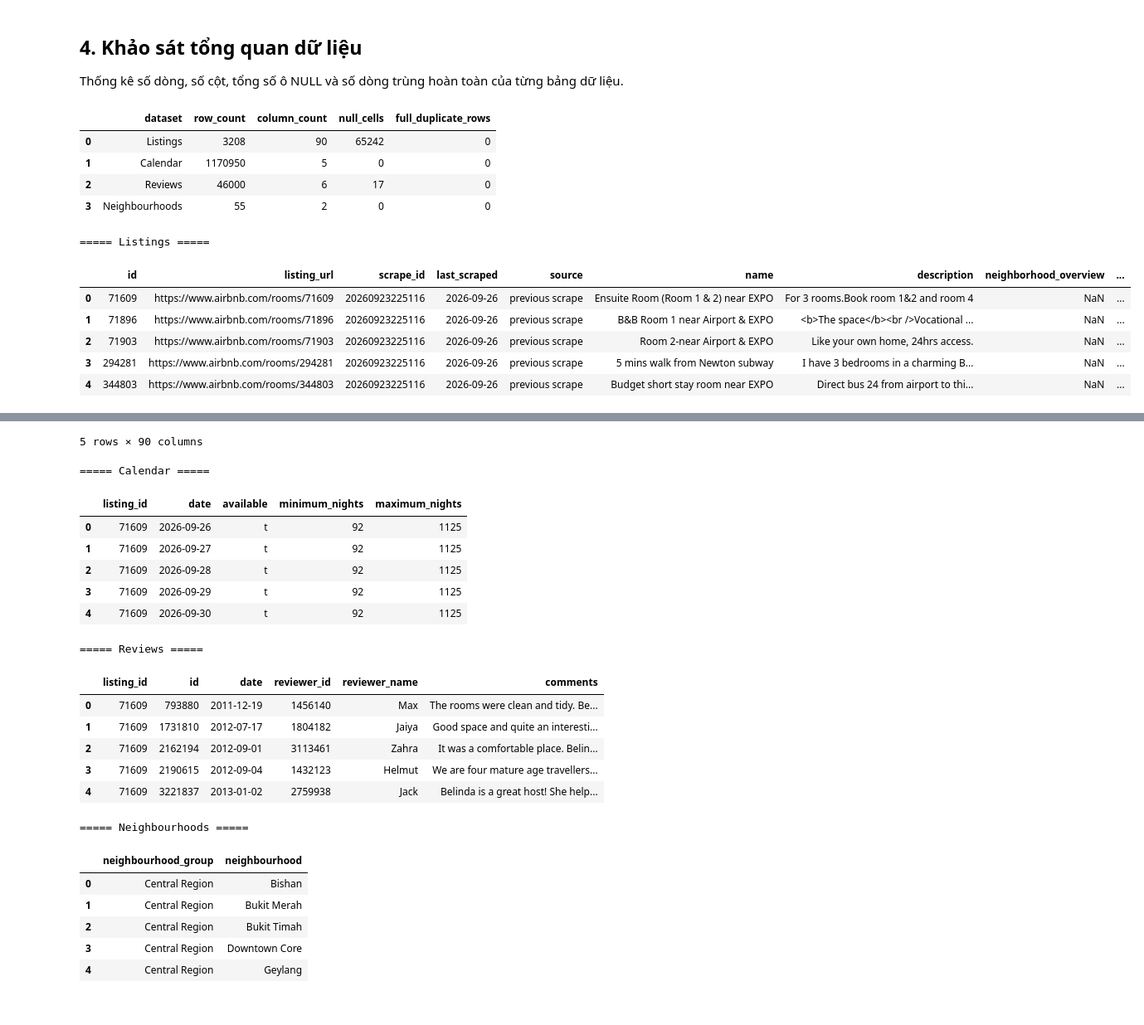
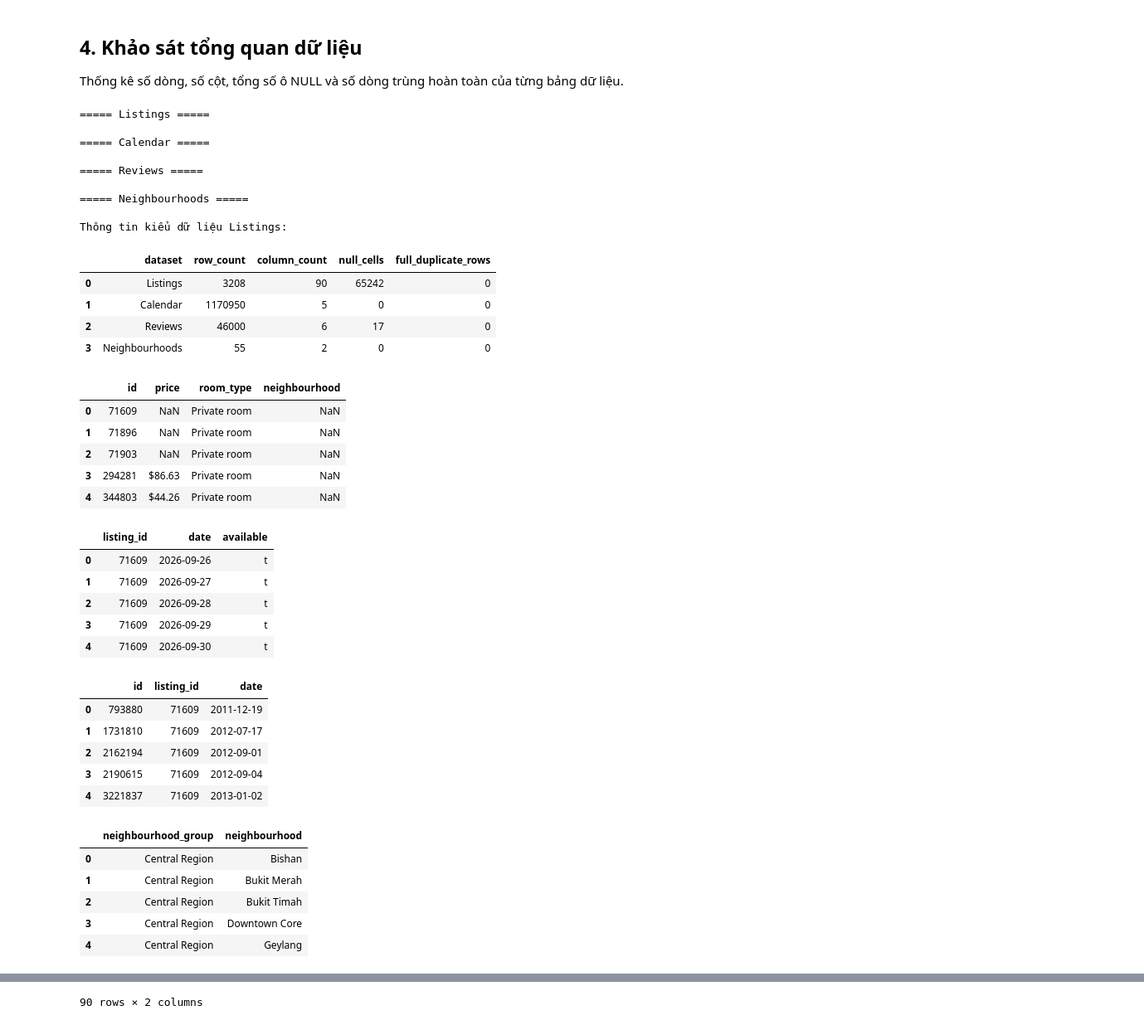
Before and after one commit to kieutien195/airbnb-singapore-data-warehouse, a Jupyter notebook: notebooks/01_eda.ipynb, the cells around one changed output, grey strips where cells are left out. Shown at 83% size. Cells and saved outputs as stored; diff of their text form; code cells hidden in the pictures.

```diff
--- a/notebooks/01_eda.ipynb
+++ b/notebooks/01_eda.ipynb
@@ -40,7 +40,17 @@ import matplotlib.pyplot as plt
 
 %matplotlib inline
 
-PROJECT_ROOT = Path.cwd()
+import importlib.util
+from IPython.display import display
+
+PROJECT_ROOT = next((p for p in [Path.cwd(), *Path.cwd().parents]
+    if (p / "scripts" / "eda_support.py").is_file()
+    and (p / "data" / "raw").is_dir()), None)
+if PROJECT_ROOT is None:
+    raise FileNotFoundError("Mở notebook từ repo hoặc thư mục notebooks có data/raw.")
+spec = importlib.util.spec_from_file_location("eda_support", PROJECT_ROOT / "scripts" / "eda_support.py")
+support = importlib.util.module_from_spec(spec)
+spec.loader.exec_module(support)
 RAW_DATA_DIR = PROJECT_ROOT / "data" / "raw"
 
 TEST_DIR = PROJECT_ROOT / "tests"
@@ -115,38 +125,67 @@ overview_rows = []
 
 for table_name, dataframe in data_tables.items():
     overview_rows.append({
         "dataset": table_name,
         "row_count": len(dataframe),
         "column_count": len(dataframe.columns),
         "null_cells": int(dataframe.isna().sum().sum()),
         "full_duplicate_rows": int(dataframe.duplicated().sum())
     })
 
 overview_df = pd.DataFrame(overview_rows)
 
 display(overview_df)
 
 for table_name, dataframe in data_tables.items():
     print(f"\n===== {table_name} =====")
-    display(dataframe.head())
+    # Chỉ hiển thị khóa và trường phục vụ khảo sát, tránh văn bản cá nhân dài.
+    sample_columns = [c for c in ["id", "listing_id", "date", "price", "room_type",
+        "neighbourhood_group", "neighbourhood", "available"] if c in dataframe.columns]
+    display(dataframe[sample_columns].head())
 
 print("\nThông tin kiểu dữ liệu Listings:")
 display(
     pd.DataFrame({
         "column": listings.columns,
         "dtype": listings.dtypes.astype(str).values
     })
 )
 # %% [output]
+===== Listings =====
+
+===== Calendar =====
+
+===== Reviews =====
+
+===== Neighbourhoods =====
+
+Thông tin kiểu dữ liệu Listings:
 |  | dataset | row_count | column_count | null_cells | full_duplicate_rows |
 | 0 | Listings | 3208 | 90 | 65242 | 0 |
 | 1 | Calendar | 1170950 | 5 | 0 | 0 |
 | 2 | Reviews | 46000 | 6 | 17 | 0 |
 | 3 | Neighbourhoods | 55 | 2 | 0 | 0 |
-===== Listings =====
-|  | id | listing_url | scrape_id | last_scraped | source | name | description | neighborhood_overview | ... |
-| 0 | 71609 | https://www.airbnb.com/rooms/71609 | 20260923225116 | 2026-09-26 | previous scrape | Ensuite Room (Room 1 & 2) near EXPO | For 3 rooms.Book room 1&2 and room 4 | NaN | ... |
-| 1 | 71896 | https://www.airbnb.com/rooms/71896 | 20260923225116 | 2026-09-26 | previous scrape | B&B Room 1 near Airport & EXPO | <b>The space</b><br />Vocational ... | NaN | ... |
-| 2 | 71903 | https://www.airbnb.com/rooms/71903 | 20260923225116 | 2026-09-26 | previous scrape | Room 2-near Airport & EXPO | Like your own home, 24hrs access. | NaN | ... |
-| 3 | 294281 | https://www.airbnb.com/rooms/294281 | 20260923225116 | 2026-09-26 | previous scrape | 5 mins walk from Newton subway | I have 3 bedrooms in a charming B... | NaN | ... |
-| 4 | 344803 | https://www.airbnb.com/rooms/344803 | 20260923225116 | 2026-09-26 | previous scrape | Budget short stay room near EXPO | Direct bus 24 from airport to thi... | NaN | ... |
+|  | id | price | room_type | neighbourhood |
+| 0 | 71609 | NaN | Private room | NaN |
+| 1 | 71896 | NaN | Private room | NaN |
+| 2 | 71903 | NaN | Private room | NaN |
+| 3 | 294281 | $86.63 | Private room | NaN |
+| 4 | 344803 | $44.26 | Private room | NaN |
+|  | listing_id | date | available |
+| 0 | 71609 | 2026-09-26 | t |
+| 1 | 71609 | 2026-09-27 | t |
+| 2 | 71609 | 2026-09-28 | t |
+| 3 | 71609 | 2026-09-29 | t |
+| 4 | 71609 | 2026-09-30 | t |
+|  | id | listing_id | date |
+| 0 | 793880 | 71609 | 2011-12-19 |
+| 1 | 1731810 | 71609 | 2012-07-17 |
+| 2 | 2162194 | 71609 | 2012-09-01 |
+| 3 | 2190615 | 71609 | 2012-09-04 |
+| 4 | 3221837 | 71609 | 2013-01-02 |
+|  | neighbourhood_group | neighbourhood |
+| 0 | Central Region | Bishan |
+| 1 | Central Region | Bukit Merah |
+| 2 | Central Region | Bukit Timah |
+| 3 | Central Region | Downtown Core |
+| 4 | Central Region | Geylang |
@@ -153,22 +204 @@ display(
-5 rows × 90 columns
+90 rows × 2 columns
-===== Calendar =====
-|  | listing_id | date | available | minimum_nights | maximum_nights |
-| 0 | 71609 | 2026-09-26 | t | 92 | 1125 |
-| 1 | 71609 | 2026-09-27 | t | 92 | 1125 |
-| 2 | 71609 | 2026-09-28 | t | 92 | 1125 |
-| 3 | 71609 | 2026-09-29 | t | 92 | 1125 |
-| 4 | 71609 | 2026-09-30 | t | 92 | 1125 |
-===== Reviews =====
-|  | listing_id | id | date | reviewer_id | reviewer_name | comments |
-| 0 | 71609 | 793880 | 2011-12-19 | 1456140 | Max | The rooms were clean and tidy. Be... |
-| 1 | 71609 | 1731810 | 2012-07-17 | 1804182 | Jaiya | Good space and quite an interesti... |
-| 2 | 71609 | 2162194 | 2012-09-01 | 3113461 | Zahra | It was a comfortable place. Belin... |
-| 3 | 71609 | 2190615 | 2012-09-04 | 1432123 | Helmut | We are four mature age travellers... |
-| 4 | 71609 | 3221837 | 2013-01-02 | 2759938 | Jack | Belinda is a great host! She help... |
-===== Neighbourhoods =====
-|  | neighbourhood_group | neighbourhood |
-| 0 | Central Region | Bishan |
-| 1 | Central Region | Bukit Merah |
-| 2 | Central Region | Bukit Timah |
-| 3 | Central Region | Downtown Core |
-| 4 | Central Region | Geylang |
```
Also changed, not shown: parts of 10 cells of this notebook.
